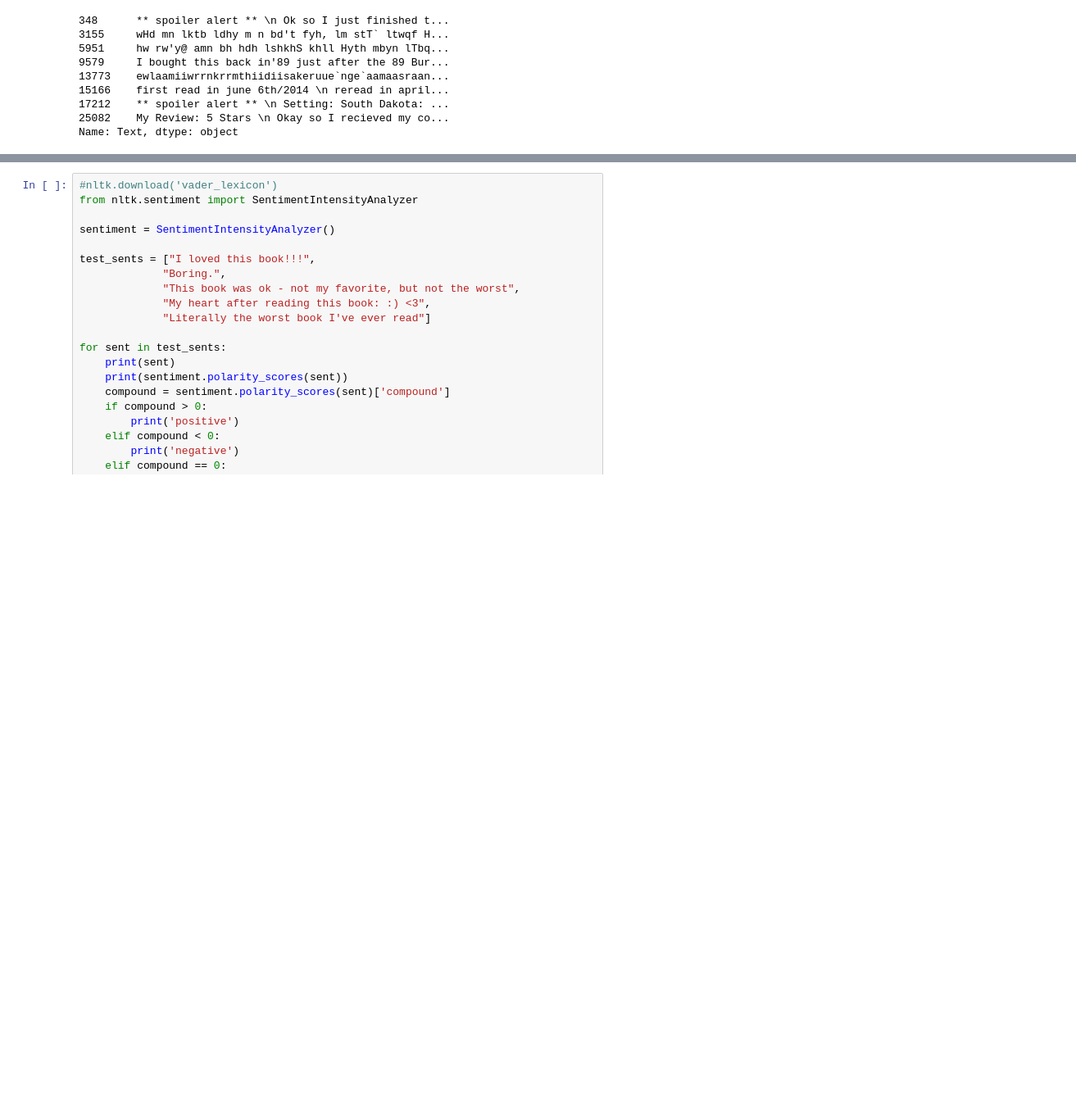
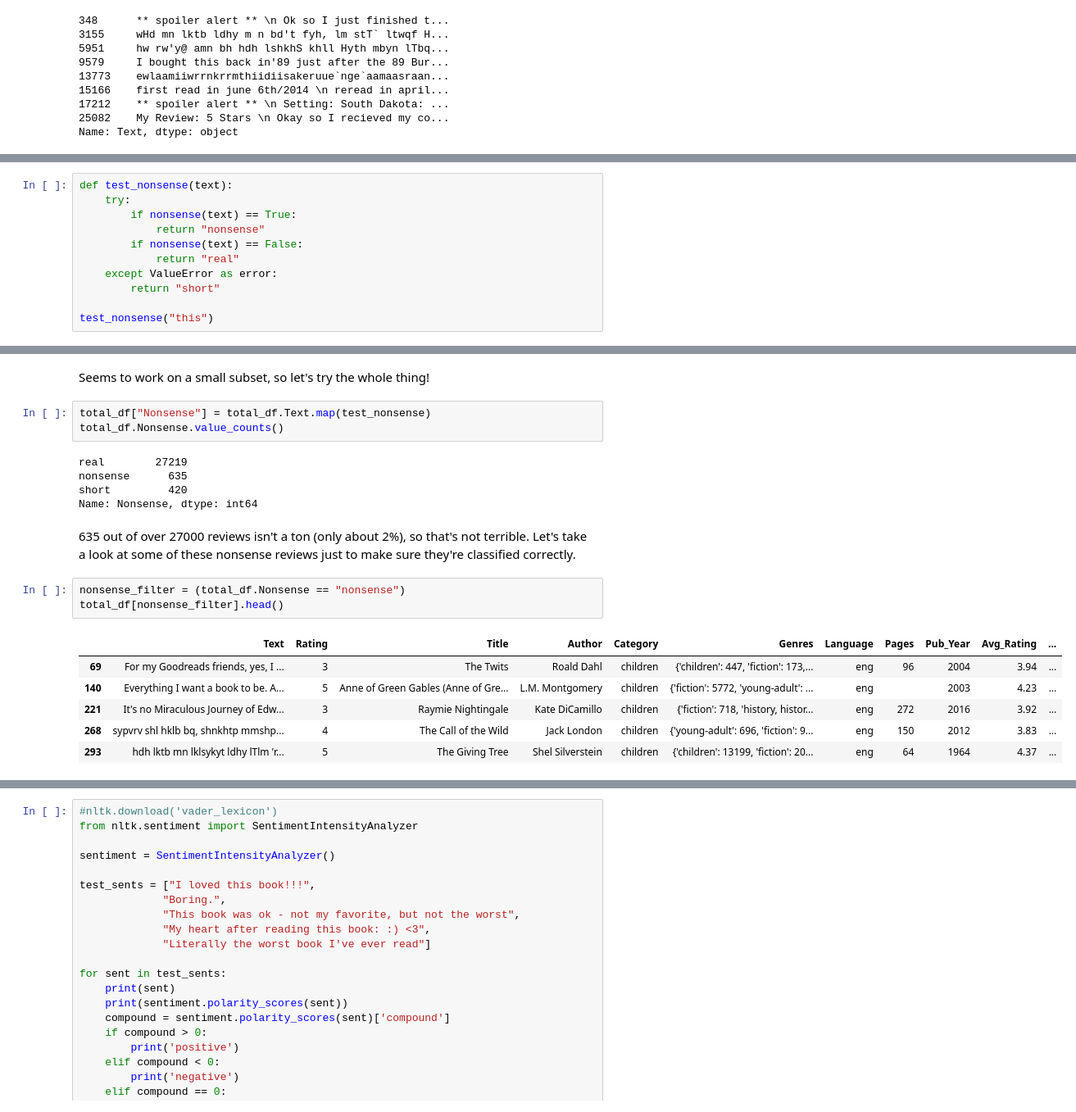
Before and after one commit to Data-Science-for-Linguists-2023/Goodreads-Genre-Reviews-Analysis, a Jupyter notebook: Compiling_Data.ipynb, the cells around one changed output, grey strips where cells are left out. Shown at 82% size. Cells and saved outputs as stored; diff of their text form; blank space fills up the shorter version.

```diff
--- a/Compiling_Data.ipynb
+++ b/Compiling_Data.ipynb
@@ -529,0 +545,11 @@ Anyway, there's one last feature I still want to add - sentiment! I'm not too fa
+# %%
+def test_nonsense(text):
+    try:
+        if nonsense(text) == True:
+            return "nonsense"
+        if nonsense(text) == False:
+            return "real"
+    except ValueError as error:
+        return "short"
+
+test_nonsense("this")
@@ -529,0 +576,22 @@ Anyway, there's one last feature I still want to add - sentiment! I'm not too fa
+# %% [markdown]
+Seems to work on a small subset, so let's try the whole thing!
+# %%
+total_df["Nonsense"] = total_df.Text.map(test_nonsense)
+total_df.Nonsense.value_counts()
+# %% [output]
+real        27219
+nonsense      635
+short         420
+Name: Nonsense, dtype: int64
+# %% [markdown]
+635 out of over 27000 reviews isn't a ton (only about 2%), so that's not terrible. Let's take a look at some of these nonsense reviews just to make sure they're classified correctly.
+# %%
+nonsense_filter = (total_df.Nonsense == "nonsense")
+total_df[nonsense_filter].head()
+# %% [output]
+|  | Text | Rating | Title | Author | Category | Genres | Language | Pages | Pub_Year | Avg_Rating | ... |
+| 69 | For my Goodreads friends, yes, I ... | 3 | The Twits | Roald Dahl | children | {'children': 447, 'fiction': 173,... | eng | 96 | 2004 | 3.94 | ... |
+| 140 | Everything I want a book to be. A... | 5 | Anne of Green Gables (Anne of Gre... | L.M. Montgomery | children | {'fiction': 5772, 'young-adult': ... | eng |  | 2003 | 4.23 | ... |
+| 221 | It's no Miraculous Journey of Edw... | 3 | Raymie Nightingale | Kate DiCamillo | children | {'fiction': 718, 'history, histor... | eng | 272 | 2016 | 3.92 | ... |
+| 268 | sypvrv shl hklb bq, shnkhtp mmshp... | 4 | The Call of the Wild | Jack London | children | {'young-adult': 696, 'fiction': 9... | eng | 150 | 2012 | 3.83 | ... |
+| 293 | hdh lktb mn lklsykyt ldhy lTlm 'r... | 5 | The Giving Tree | Shel Silverstein | children | {'children': 13199, 'fiction': 20... | eng | 64 | 1964 | 4.37 | ... |
```
Also changed, not shown: parts of 23 cells of this notebook.
